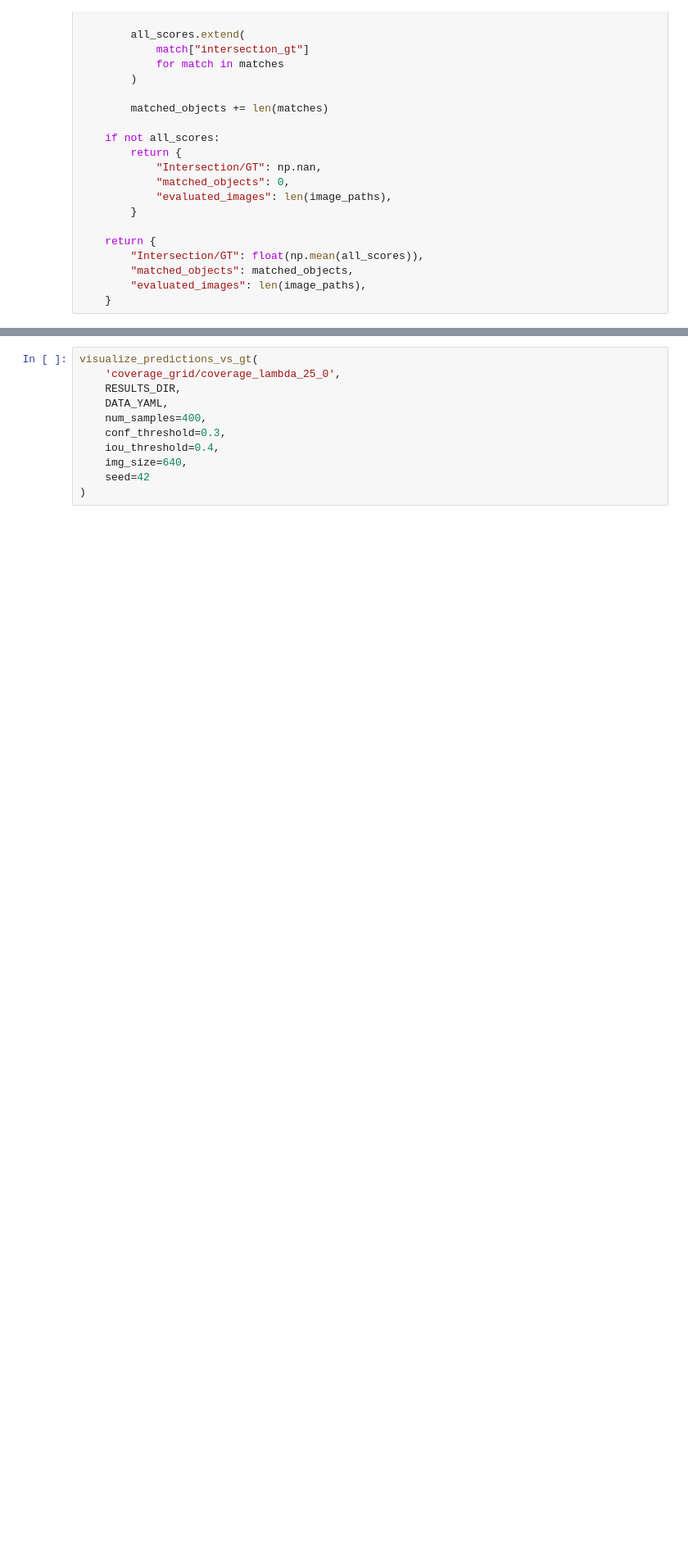
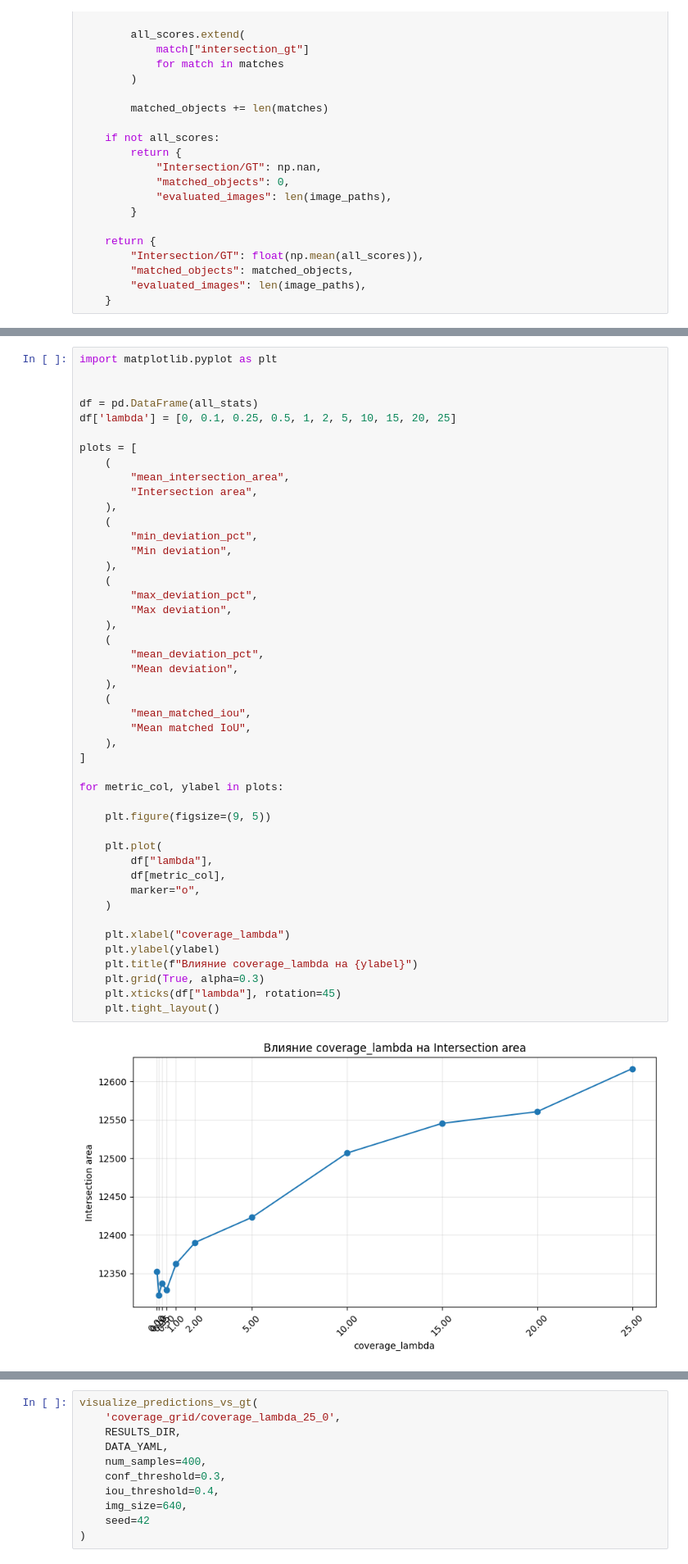
Before and after one commit to Impohimoza/block_detect, a Jupyter notebook: new_loss_train.ipynb, the cells around one changed output, grey strips where cells are left out. Shown at 82% size. Cells and saved outputs as stored; diff of their text form; blank space fills up the shorter version.

```diff
--- a/new_loss_train.ipynb
+++ b/new_loss_train.ipynb
@@ -1461,0 +1815,48 @@ for metric_col, ylabel, filename in plots:
+# %%
+import matplotlib.pyplot as plt
+
+
+df = pd.DataFrame(all_stats)
+df['lambda'] = [0, 0.1, 0.25, 0.5, 1, 2, 5, 10, 15, 20, 25]
+
+plots = [
+    (
+        "mean_intersection_area",
+        "Intersection area",
+    ),
+    (
+        "min_deviation_pct",
+        "Min deviation",
+    ),
+    (
+        "max_deviation_pct",
+        "Max deviation",
+    ),
+    (
+        "mean_deviation_pct",
+        "Mean deviation",
+    ),
+    (
+        "mean_matched_iou",
+        "Mean matched IoU",
+    ),
+]
+
+for metric_col, ylabel in plots:
+
+    plt.figure(figsize=(9, 5))
+
+    plt.plot(
+        df["lambda"],
+        df[metric_col],
+        marker="o",
+    )
+
+    plt.xlabel("coverage_lambda")
+    plt.ylabel(ylabel)
+    plt.title(f"Влияние coverage_lambda на {ylabel}")
+    plt.grid(True, alpha=0.3)
+    plt.xticks(df["lambda"], rotation=45)
+    plt.tight_layout()
+# %% [output]
+[figure, added]
```
Also changed, not shown: parts of 37 cells of this notebook.
